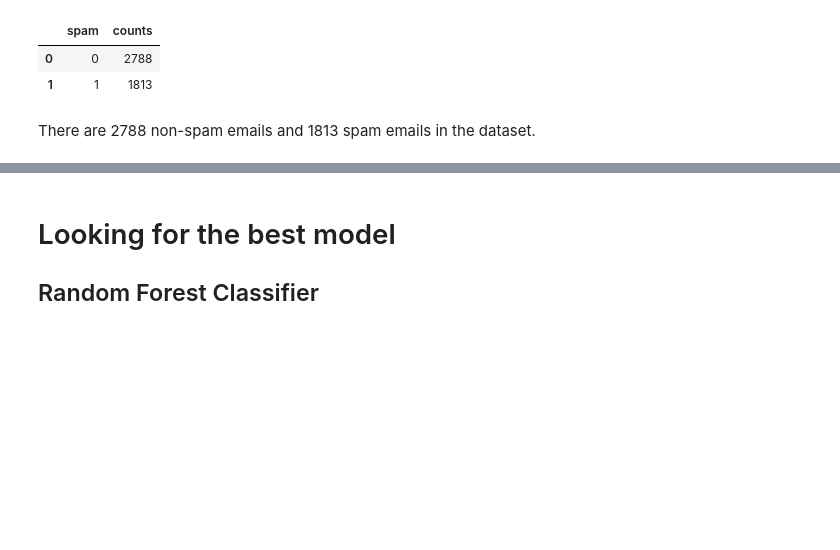
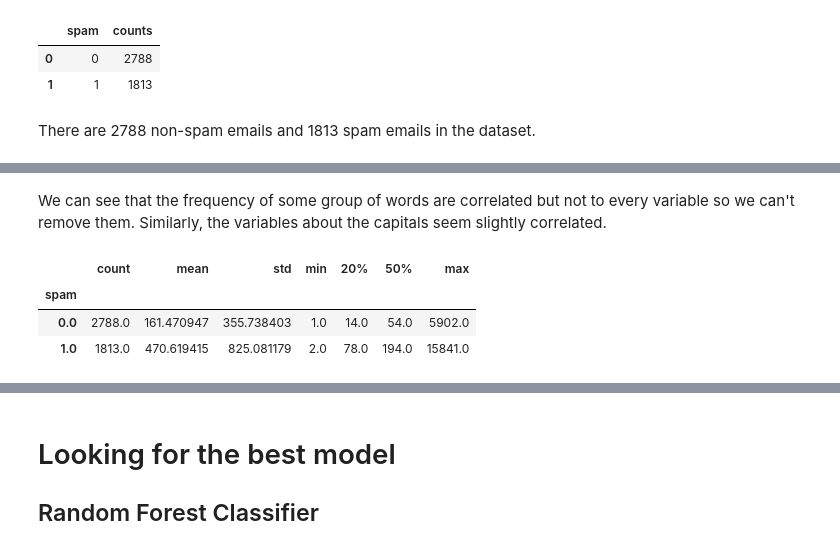
Before and after one commit to MeNicolas/SpamDetector, a Jupyter notebook: training.ipynb, the cells around one changed output, grey strips where cells are left out. Saved outputs shown, nothing was run; the diff lists cells and outputs as text; code cells hidden in the pictures; blank space fills up the shorter version.

```diff
--- a/training.ipynb
+++ b/training.ipynb
@@ -65,0 +80,9 @@ KeyboardInterrupt:
+# %% [markdown]
+We can see that the frequency of some group of words are correlated but not to every variable so we can't remove them. Similarly, the variables about the capitals seem slightly correlated.
+# %%
+df.groupby('spam')[df.columns[-2]].describe(percentiles=[0.5, 0.2])
+# %% [output]
+|  | count | mean | std | min | 20% | 50% | max |
+| spam |  |  |  |  |  |  |  |
+| 0.0 | 2788.0 | 161.470947 | 355.738403 | 1.0 | 14.0 | 54.0 | 5902.0 |
+| 1.0 | 1813.0 | 470.619415 | 825.081179 | 2.0 | 78.0 | 194.0 | 15841.0 |
```
Also changed, not shown: parts of 21 cells of this notebook, 8 other files.
